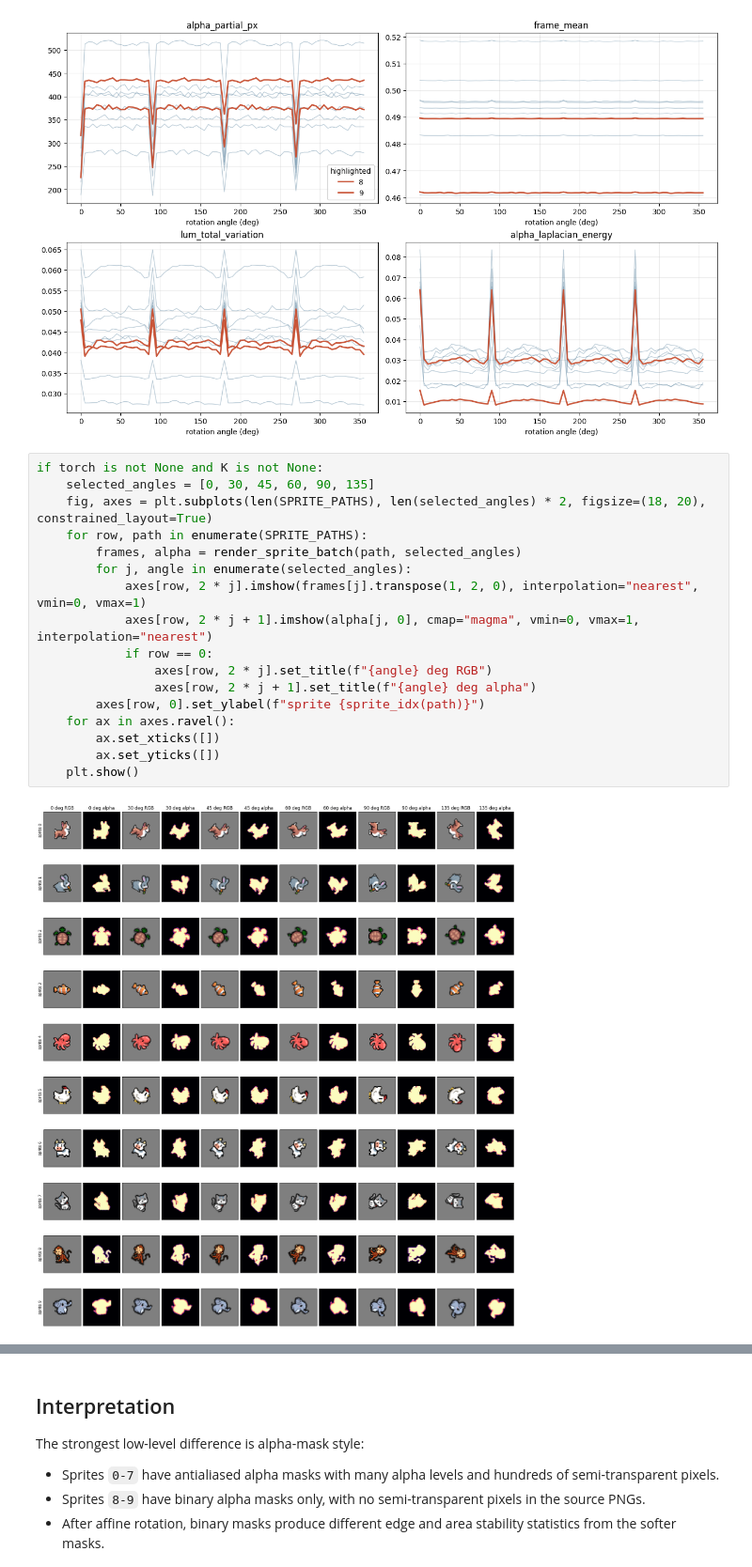
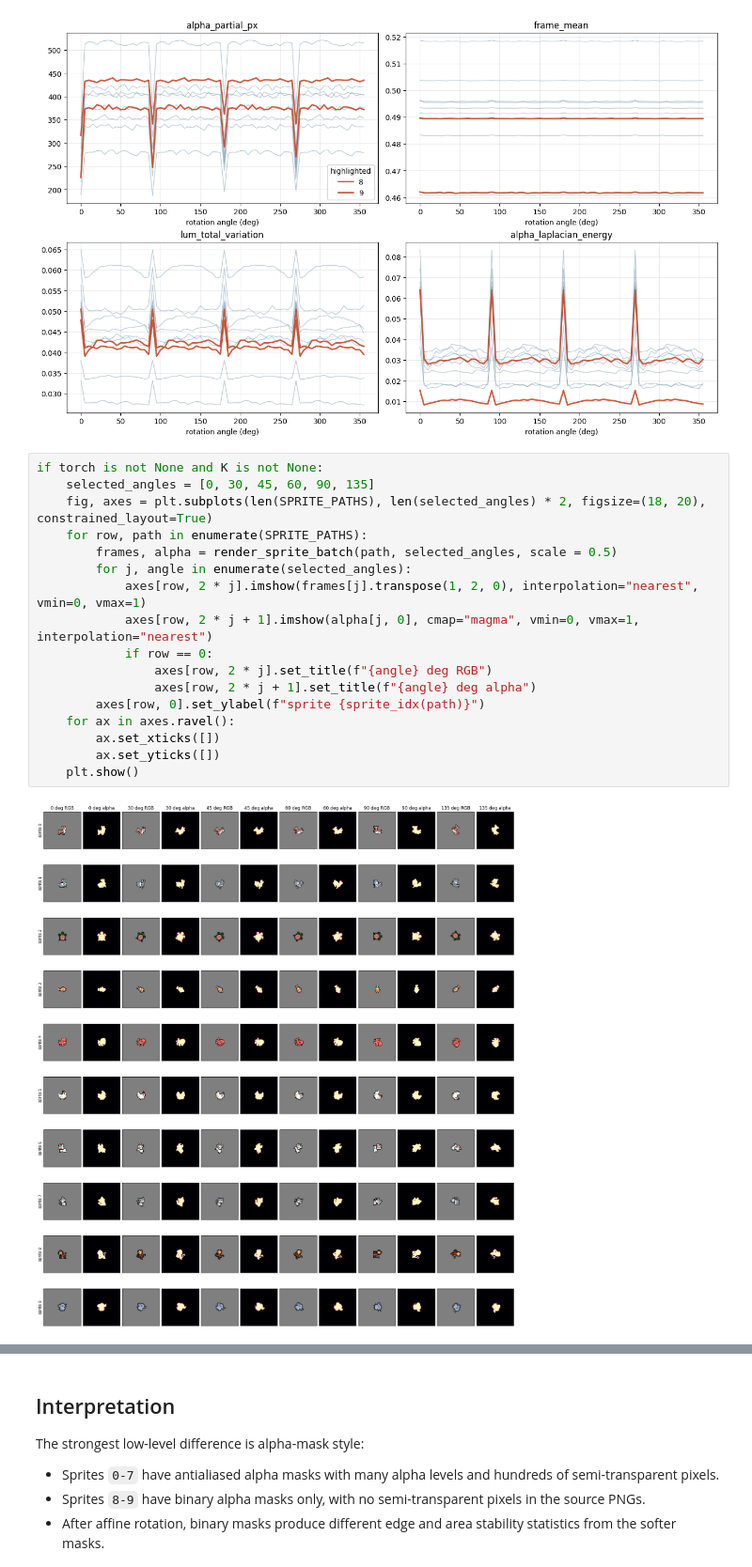
Before and after one commit to matushalak/harpl, a Jupyter notebook: notebooks/sprite_8_9_low_level_analysis.ipynb, the cells around one changed output, grey strips where cells are left out. Shown at 94% size. Drawn from its saved outputs; the diff is of its cells as text.

```diff
--- a/notebooks/sprite_8_9_low_level_analysis.ipynb
+++ b/notebooks/sprite_8_9_low_level_analysis.ipynb
@@ -471,19 +471,19 @@ if not render_df.empty:
 # %%
 if torch is not None and K is not None:
     selected_angles = [0, 30, 45, 60, 90, 135]
     fig, axes = plt.subplots(len(SPRITE_PATHS), len(selected_angles) * 2, figsize=(18, 20), constrained_layout=True)
     for row, path in enumerate(SPRITE_PATHS):
-        frames, alpha = render_sprite_batch(path, selected_angles)
+        frames, alpha = render_sprite_batch(path, selected_angles, scale = 0.5)
         for j, angle in enumerate(selected_angles):
             axes[row, 2 * j].imshow(frames[j].transpose(1, 2, 0), interpolation="nearest", vmin=0, vmax=1)
             axes[row, 2 * j + 1].imshow(alpha[j, 0], cmap="magma", vmin=0, vmax=1, interpolation="nearest")
             if row == 0:
                 axes[row, 2 * j].set_title(f"{angle} deg RGB")
                 axes[row, 2 * j + 1].set_title(f"{angle} deg alpha")
         axes[row, 0].set_ylabel(f"sprite {sprite_idx(path)}")
     for ax in axes.ravel():
         ax.set_xticks([])
         ax.set_yticks([])
     plt.show()
 # %% [output]
-[figure, old version]
+[figure, new version]
```
Also changed, not shown: parts of 2 cells of this notebook, 27 other files.
